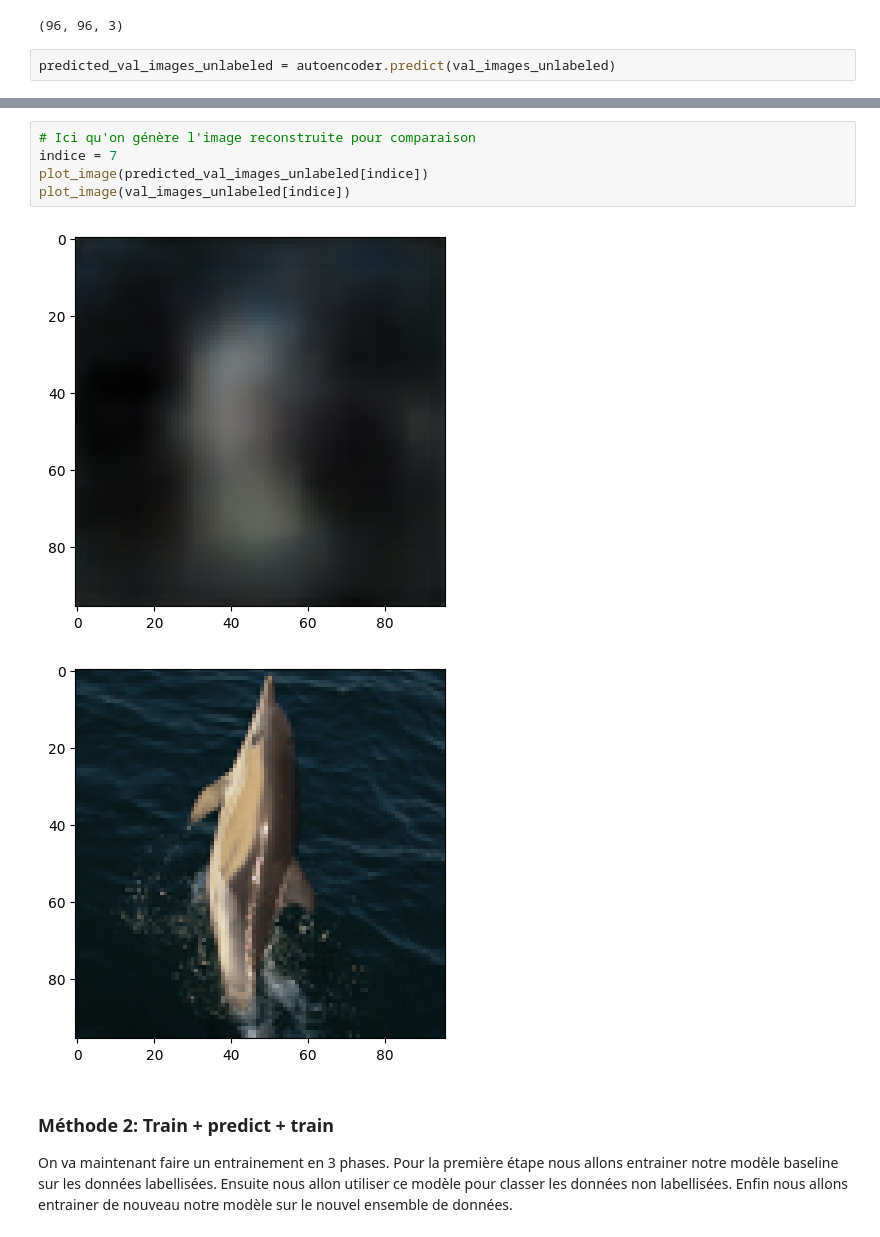
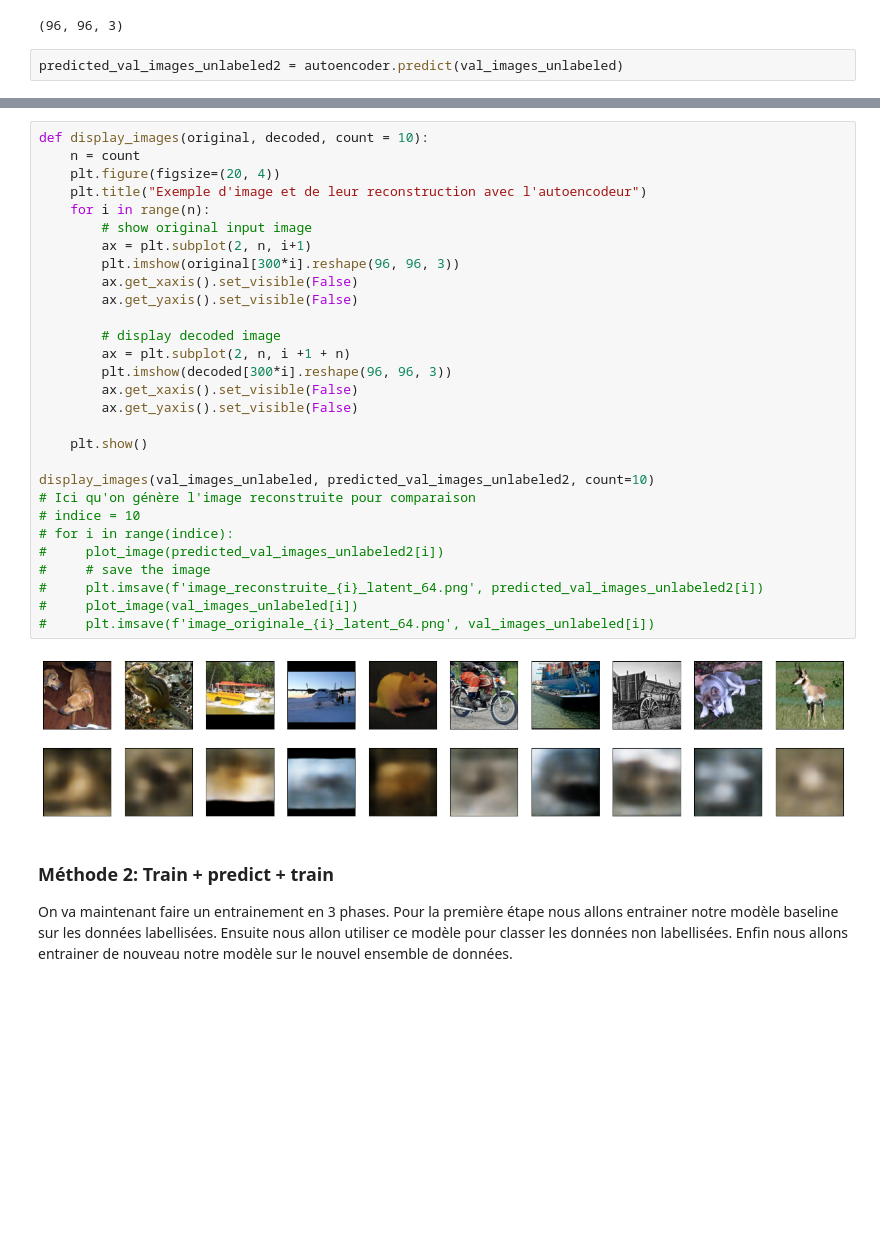
Before and after one commit to ramamo17/ComputerVisionIASD, a Jupyter notebook: Projet_Deep_Learning_pour_les_images.ipynb, the cells around one changed output, grey strips where cells are left out. Cells and saved outputs as stored; diff of their text form; blank space fills up the shorter version.

```diff
--- a/Projet_Deep_Learning_pour_les_images.ipynb
+++ b/Projet_Deep_Learning_pour_les_images.ipynb
@@ -797,5 +999,5 @@ train_images_unlabeled[0].shape
 # %% [output]
 (96, 96, 3)
 # %%
-predicted_val_images_unlabeled = autoencoder.predict(val_images_unlabeled)
+predicted_val_images_unlabeled2 = autoencoder.predict(val_images_unlabeled)
 # %% [output]
@@ -803,11 +1005,34 @@ predicted_val_images_unlabeled = autoencoder.predict(val_images_unlabeled)
-# %%
-# Ici qu'on génère l'image reconstruite pour comparaison
-indice = 7
-plot_image(predicted_val_images_unlabeled[indice])
-plot_image(val_images_unlabeled[indice])
-# %% [output]
-[figure, removed]
-[figure, removed]
+# %%
+def display_images(original, decoded, count = 10):
+    n = count
+    plt.figure(figsize=(20, 4))
+    plt.title("Exemple d'image et de leur reconstruction avec l'autoencodeur")
+    for i in range(n):
+        # show original input image
+        ax = plt.subplot(2, n, i+1)
+        plt.imshow(original[300*i].reshape(96, 96, 3))
+        ax.get_xaxis().set_visible(False)
+        ax.get_yaxis().set_visible(False)
+
+        # display decoded image
+        ax = plt.subplot(2, n, i +1 + n)
+        plt.imshow(decoded[300*i].reshape(96, 96, 3))
+        ax.get_xaxis().set_visible(False)
+        ax.get_yaxis().set_visible(False)
+
+    plt.show()
+
+display_images(val_images_unlabeled, predicted_val_images_unlabeled2, count=10)
+# Ici qu'on génère l'image reconstruite pour comparaison
+# indice = 10
+# for i in range(indice):
+#     plot_image(predicted_val_images_unlabeled2[i])
+#     # save the image
+#     plt.imsave(f'image_reconstruite_{i}_latent_64.png', predicted_val_images_unlabeled2[i])
+#     plot_image(val_images_unlabeled[i])
+#     plt.imsave(f'image_originale_{i}_latent_64.png', val_images_unlabeled[i])
+# %% [output]
+[figure, added]
 # %% [markdown]
 ### Méthode 2: Train + predict + train
 On va maintenant faire un entrainement en 3 phases. Pour la première étape nous allons entrainer notre modèle baseline sur les données labellisées. Ensuite nous allon utiliser ce modèle pour classer les données non labellisées. Enfin nous allons entrainer de nouveau notre modèle sur le nouvel ensemble de données.
```
Also changed, not shown: parts of 32 cells of this notebook.
